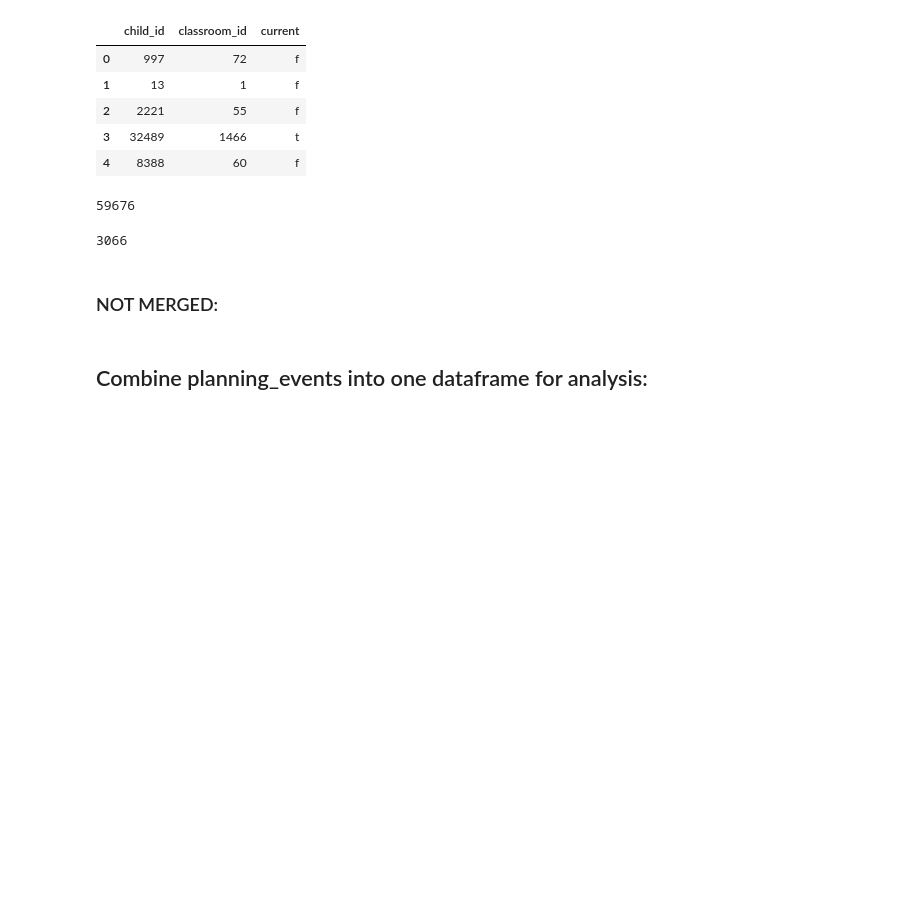
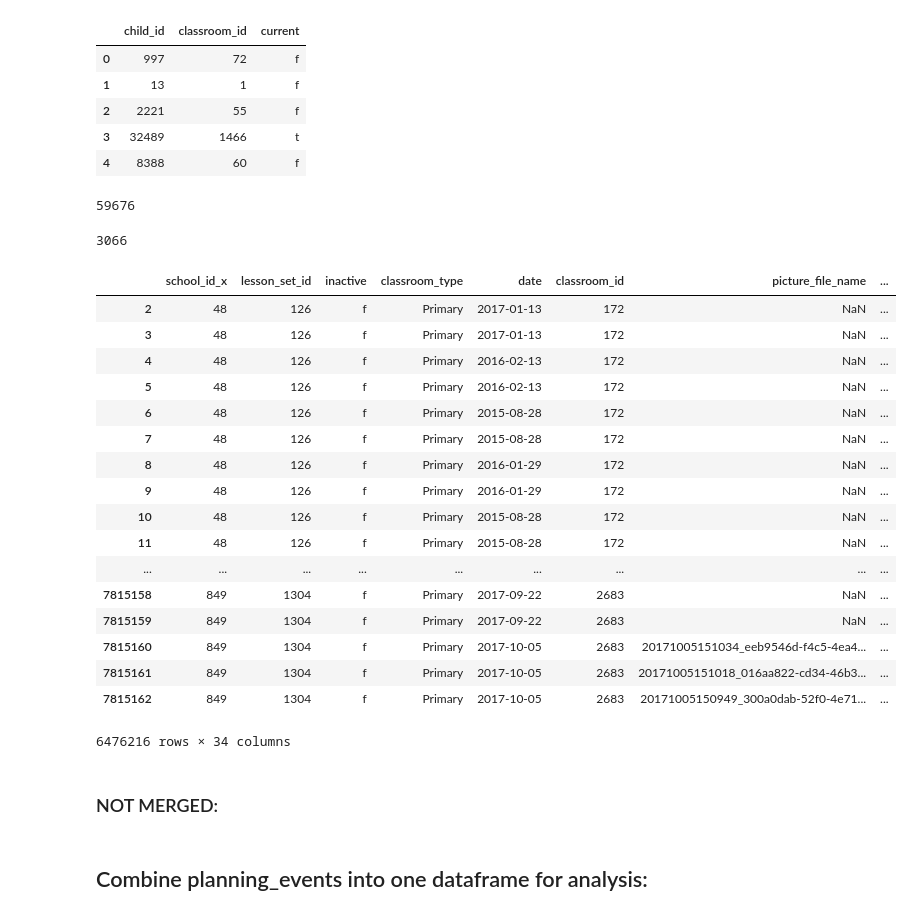
Before and after one commit to pgeurin/seniorskipday, a Jupyter notebook: src/eda.ipynb, the cells around one changed output. Drawn from its saved outputs; the diff is of its cells as text; code cells hidden in the pictures; blank space fills up the shorter version.

Commit message:
merge in number of old and current students

```diff
--- a/src/eda.ipynb
+++ b/src/eda.ipynb
@@ -531,7 +524,28 @@ old_students_per_class.drop('current', axis=1)
 old_students_per_class.rename({'child_id': 'num_old_children'});
 # %%
 classrooms_merged = classrooms_merged.merge(current_students_per_class, left_on='classroom_id', right_index=True)
-classrooms_merged = classrooms_merged.merge(current_students_per_class, left_on='classroom_id', right_index=True)
+classrooms_merged = classrooms_merged.merge(old_students_per_class, left_on='classroom_id', right_index=True)
+# %%
+classrooms_merged
+# %% [output]
+|  | school_id_x | lesson_set_id | inactive | classroom_type | date | classroom_id | picture_file_name | ... |
+| 2 | 48 | 126 | f | Primary | 2017-01-13 | 172 | NaN | ... |
+| 3 | 48 | 126 | f | Primary | 2017-01-13 | 172 | NaN | ... |
+| 4 | 48 | 126 | f | Primary | 2016-02-13 | 172 | NaN | ... |
+| 5 | 48 | 126 | f | Primary | 2016-02-13 | 172 | NaN | ... |
+| 6 | 48 | 126 | f | Primary | 2015-08-28 | 172 | NaN | ... |
+| 7 | 48 | 126 | f | Primary | 2015-08-28 | 172 | NaN | ... |
+| 8 | 48 | 126 | f | Primary | 2016-01-29 | 172 | NaN | ... |
+| 9 | 48 | 126 | f | Primary | 2016-01-29 | 172 | NaN | ... |
+| 10 | 48 | 126 | f | Primary | 2015-08-28 | 172 | NaN | ... |
+| 11 | 48 | 126 | f | Primary | 2015-08-28 | 172 | NaN | ... |
+| ... | ... | ... | ... | ... | ... | ... | ... | ... |
+| 7815158 | 849 | 1304 | f | Primary | 2017-09-22 | 2683 | NaN | ... |
+| 7815159 | 849 | 1304 | f | Primary | 2017-09-22 | 2683 | NaN | ... |
+| 7815160 | 849 | 1304 | f | Primary | 2017-10-05 | 2683 | 20171005151034_eeb9546d-f4c5-4ea4... | ... |
+| 7815161 | 849 | 1304 | f | Primary | 2017-10-05 | 2683 | 20171005151018_016aa822-cd34-46b3... | ... |
+| 7815162 | 849 | 1304 | f | Primary | 2017-10-05 | 2683 | 20171005150949_300a0dab-52f0-4e71... | ... |
+6476216 rows × 34 columns
 # %% [markdown]
 ### NOT MERGED:
 # %%
```
Also changed, not shown: parts of 2 cells of this notebook.
